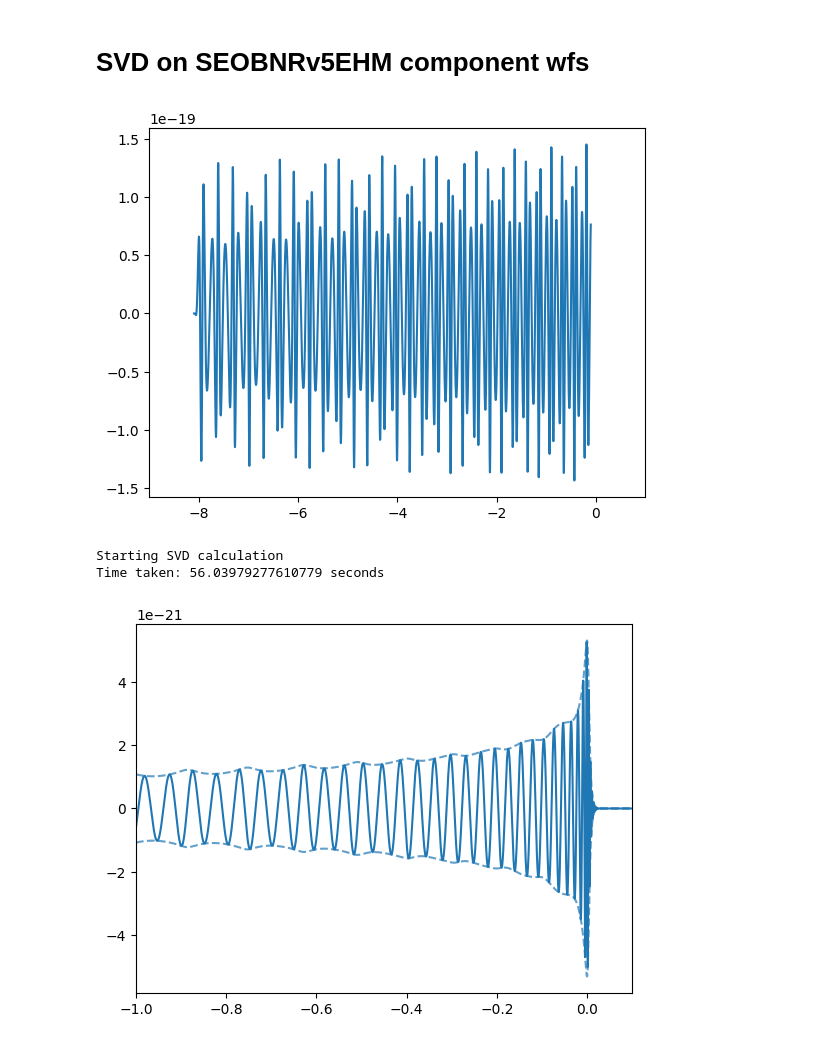
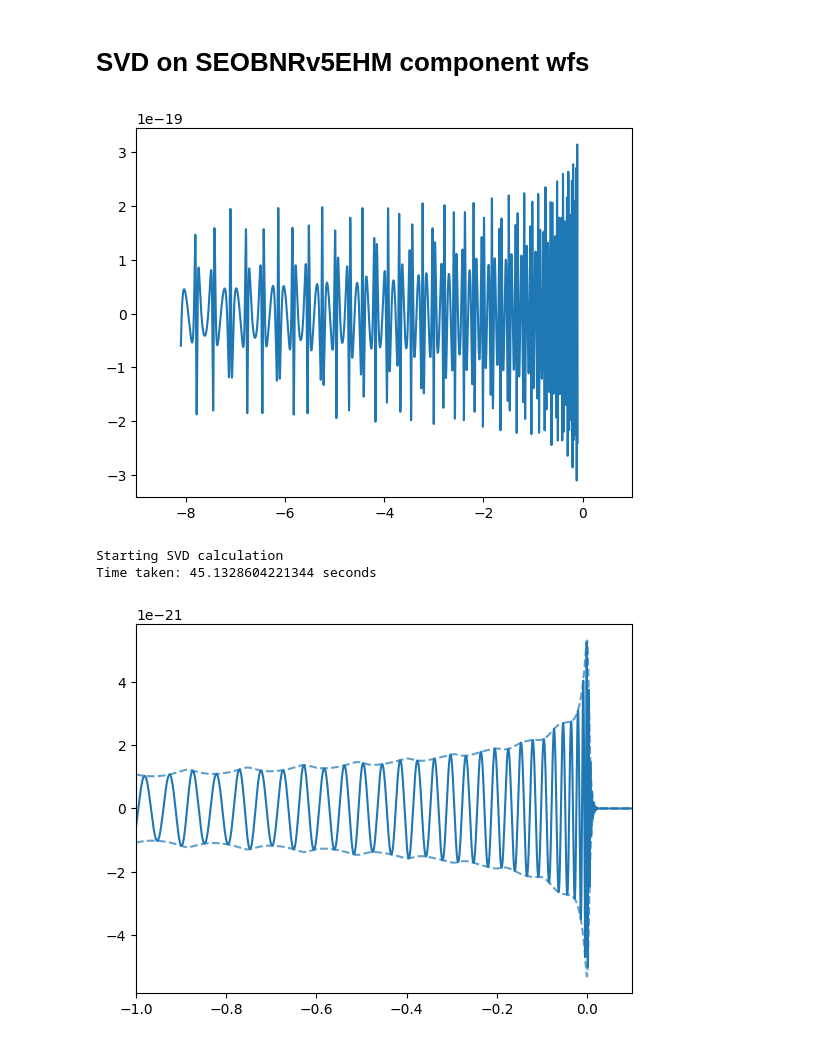
Before and after one commit to BenGPatterson/EccentricBinaries, a Jupyter notebook: notebooks/SEOBNRv5EHM.ipynb, the cells around one changed output. Saved outputs shown, nothing was run; the diff lists cells and outputs as text; code cells hidden in the pictures.

```diff
--- a/notebooks/SEOBNRv5EHM.ipynb
+++ b/notebooks/SEOBNRv5EHM.ipynb
@@ -725,7 +725,7 @@ def gen_component_wfs_dyn(M, q, e, chi1, chi2, f_gen, f_low, s_rate, phase,
 
 comp_wfs_r = gen_component_wfs_replace(60, 2, shifted_e(9.7, 10, 0.5), 0, 0, 9.7, 10, 4096, 0,
                                       0, 1, 8, 20, psd=None)[0]['psd']
-comp_wfs_d = gen_component_wfs_dyn(60, 2, shifted_e(9.7, 10, 0.5), 0, 0, 9.7, 10, 4096, np.pi/3,
+comp_wfs_d = gen_component_wfs_dyn(60, 2, shifted_e(9.7, 10, 0.5), 0, 0, 9.7, 10, 4096, 0,
                                       0, 1, 8, 20, psd=None)[0]['psd']
 h0_r = comp_wfs_r[0].copy()
 for i in range(1, len(comp_wfs_r)):
@@ -803,11 +803,11 @@ comp_wfs_svd_full = gen_component_wfs_dyn(60, 2, shifted_e(5, 10, 0.4), 0, 0, 5,
 t_upper_ind = np.argmin(np.abs(comp_wfs_svd_full[0].sample_times+0.1))
 comp_wfs_svd_short = [wf[t_upper_ind-4096*8:t_upper_ind] for wf in comp_wfs_svd_full]
 # %%
-plt.plot(comp_wfs_svd_short[0].sample_times, comp_wfs_svd[0])
+plt.plot(comp_wfs_svd_short[0].sample_times, comp_wfs_svd_short[0])
 plt.xlim(-9, 1)
 plt.show()
 # %% [output]
-[figure, old version]
+[figure, new version]
 # %%
 # Convert comp wf data to np array in right shape/form and calculate svd
 print('Starting SVD calculation')
@@ -820,7 +820,7 @@ end = time.time()
 print(f'Time taken: {end-start} seconds')
 # %% [output]
 Starting SVD calculation
-Time taken: 56.03979277610779 seconds
+Time taken: 45.1328604221344 seconds
 # %%
 inv_S = 1/S
 U = np.conj(Uh).T
```
Also changed, not shown: parts of 5 cells of this notebook, 2 other files.
